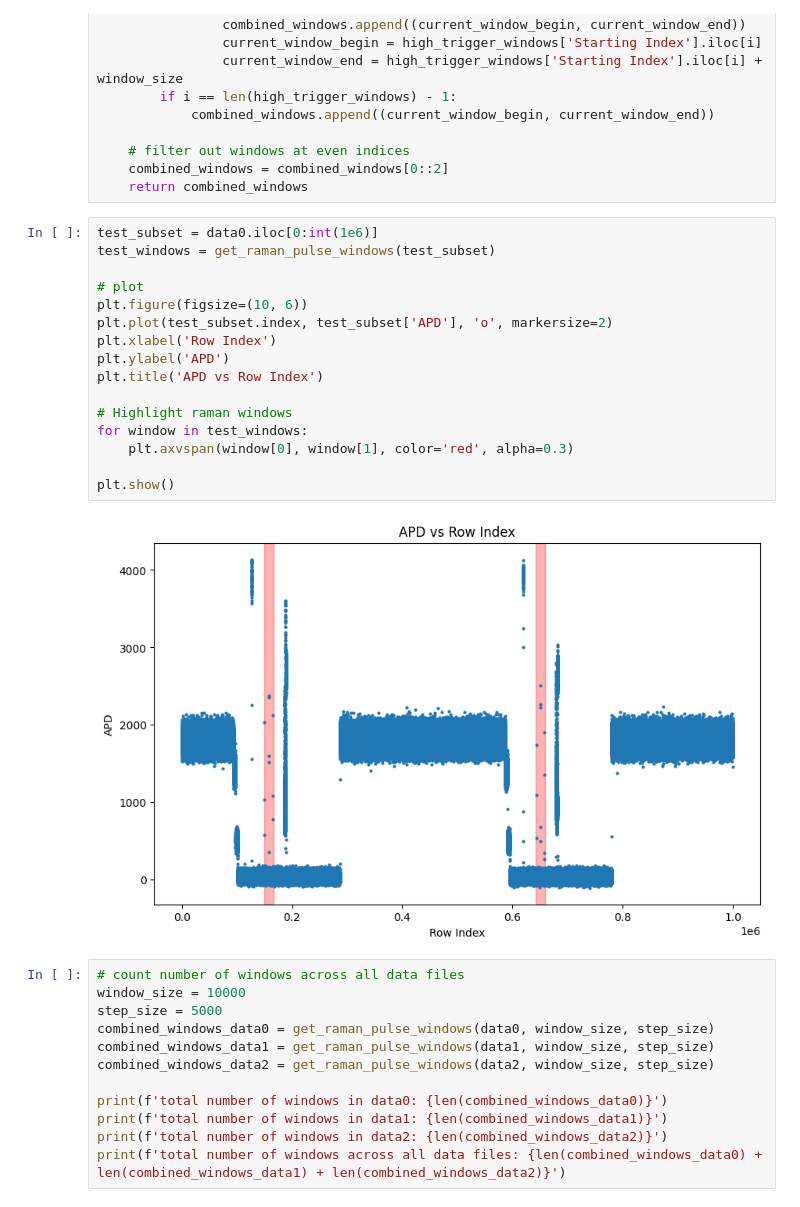
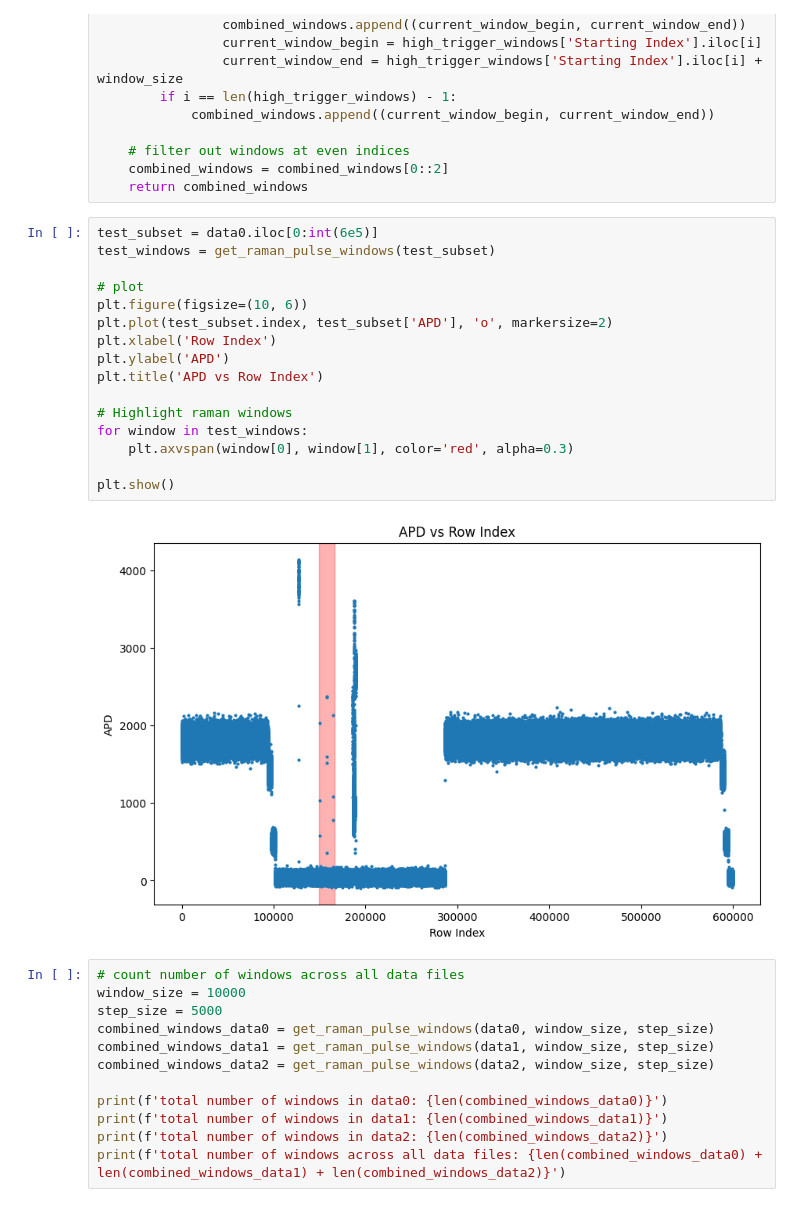
Before and after one commit to SajalVaishnav/atomionics_aqg, a Jupyter notebook: src/compile_data.ipynb, the cells around one changed output. Saved outputs shown, nothing was run; the diff lists cells and outputs as text.

```diff
--- a/src/compile_data.ipynb
+++ b/src/compile_data.ipynb
@@ -55,23 +67,23 @@ def get_raman_pulse_windows(data, window_size=1000, step_size=50):
 	combined_windows = combined_windows[0::2]
 	return combined_windows
 # %%
-test_subset = data0.iloc[0:int(1e6)]
+test_subset = data0.iloc[0:int(6e5)]
 test_windows = get_raman_pulse_windows(test_subset)
 
 # plot
 plt.figure(figsize=(10, 6))
 plt.plot(test_subset.index, test_subset['APD'], 'o', markersize=2)
 plt.xlabel('Row Index')
 plt.ylabel('APD')
 plt.title('APD vs Row Index')
 
 # Highlight raman windows
 for window in test_windows:
 	plt.axvspan(window[0], window[1], color='red', alpha=0.3)
 
 plt.show()
 # %% [output]
-[figure, old version]
+[figure, new version]
 # %%
 # count number of windows across all data files
 window_size = 10000
```
Also changed, not shown: parts of 16 cells of this notebook, 1 other file.
